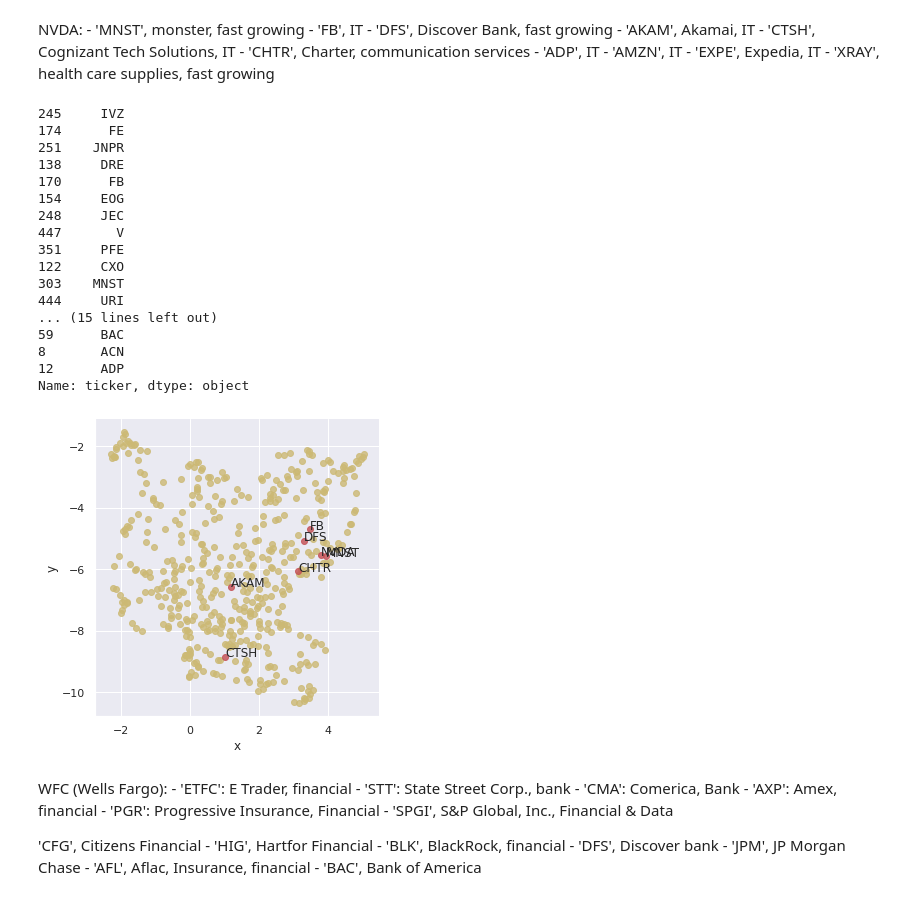
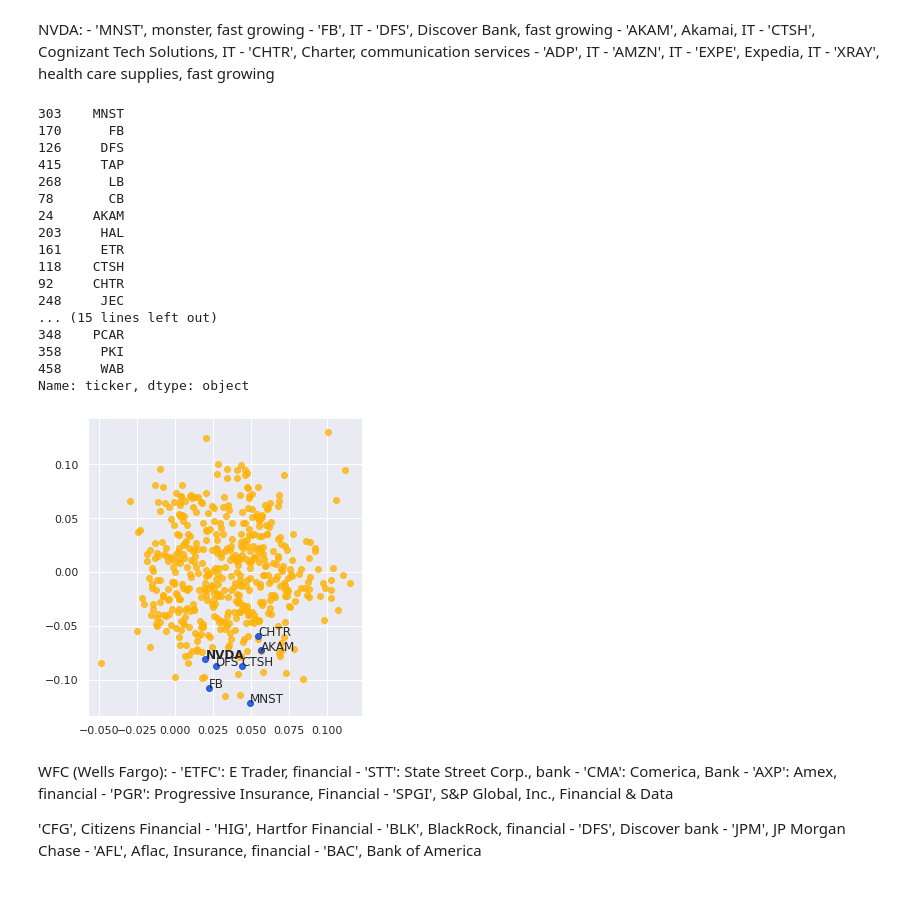
Before and after one commit to ciaocloud/stock2vec, a Jupyter notebook: Visualization.ipynb, the cells around one changed output. Cells and saved outputs as stored; diff of their text form; code cells hidden in the pictures.

```diff
--- a/Visualization.ipynb
+++ b/Visualization.ipynb
@@ -161,8 +161,8 @@ learn.save('stage0_no_norm')
 | 0 | 1.700115 | 2.063178 | 1.360599 | 02:34 |
 | 1 | 1.656169 | 2.095934 | 1.371656 | 02:36 |
 # %%
-# learn.load('stage0_no_norm')
-learn.load('stage0')
+learn.load('stage0_no_norm')
+# learn.load('stage0')
 # %% [output]
 Learner(data=TabularDataBunch;
 
@@ -258,5 +339,5 @@ plt.savefig('sector.png')
 # %%
-info_df = pd.read_csv('./data/historical_stocks.csv')
+info_df = pd.read_csv('./data/all_stocks_info.csv')
 info_df = info_df.drop(columns=['name'])
 tickers = list(df['ticker'].unique())
 info_df = info_df[info_df['ticker'].isin(tickers)].sort_values(by='ticker').reset_index(drop=True)
@@ -344,47 +428,66 @@ NVDA:
 # %%
 k = 30
 # ticker = 'CFG'
 ticker = 'NVDA'
 tid = np.where(info_df['ticker'] == ticker)[0].item()
 nearest = (-sims[tid, :]).argsort()[1:k+1]
 print(info_df.iloc[nearest, :]['ticker'])
 
 v = "Hue"
 nearest = ['MNST', 'FB', 'DFS', 'AKAM', 'CTSH', 'CHTR']#, 'ADP', 'AMZN', 'EXPE', 'XRAY']
 emb_df[v] = 'g'
 emb_df.loc[emb_df['ticker'].isin(nearest+[ticker]), v] = 'k'
 # emb_df.at[tid, v] = 'r'
 # emb_df[v] = emb_df['ticker'].isin(nearest).astype(str)
 # emb_df.at[tid, v] = '##'
 # # emb_df.loc[:, v] = emb_df.loc[:, v].astype('category').cat.as_ordered()
 # # emb_df.loc[:, 'mark'] = emb_df.loc[:, 'mark'].astype('str')
 # np.where(emb_df['Hue'] != 'g')
 
-sns.lmplot(x='x', y='y', data=emb_df, fit_reg=False, hue=v, legend=False, palette=['y', 'r'])
-# plt.scatter(emb_umap[:, 0], emb_umap[:-1, 1], c='g') )
+sns.lmplot(x='x', y='y', data=emb_df, fit_reg=False, hue=v, legend=False,
+           palette=sns.xkcd_palette(['amber', 'blue', 'greyish']))
+# plt.plot(coord, 'or')
+
+# # plt.scatter(emb_umap[:, 0], emb_umap[:-1, 1], c='g') )
 for p, s in zip(emb_2d, emb_names):
-    if s in nearest + [ticker]:
+    if s in nearest:
         plt.annotate(s=s, xy=(p[0], p[1]))
-plt.show()
+    if s==ticker:
+        plt.annotate(s=s, xy=(p[0], p[1]), fontweight='bold') #style='italic',
+# plt.show()
+plt.xlabel('')
+plt.ylabel('')
+plt.savefig('nvda_pca.pdf')
+
+
+
+
+
+# sns.lmplot(x='x', y='y', data=emb_df, fit_reg=False, hue=v, legend=False, palette=['y', 'r'])
+# # plt.scatter(emb_umap[:, 0], emb_umap[:-1, 1], c='g') )
+# for p, s in zip(emb_2d, emb_names):
+#     if s in nearest + [ticker]:
+#         plt.annotate(s=s, xy=(p[0], p[1]))
+# plt.show()
 # %% [output]
-245     IVZ
-174      FE
-251    JNPR
-138     DRE
+303    MNST
 170      FB
-154     EOG
+126     DFS
+415     TAP
+268      LB
+78       CB
+24     AKAM
+203     HAL
+161     ETR
+118    CTSH
+92     CHTR
 248     JEC
-447       V
-351     PFE
-122     CXO
-303    MNST
-444     URI
 ... (15 lines left out)
-59      BAC
-8       ACN
-12      ADP
+348    PCAR
+358     PKI
+458     WAB
 Name: ticker, dtype: object
-[figure, old version]
+[figure, new version]
 # %% [markdown]
 WFC (Wells Fargo):
     - 'ETFC': E Trader, financial
```
Also changed, not shown: parts of 8 cells of this notebook, 11 other files.
